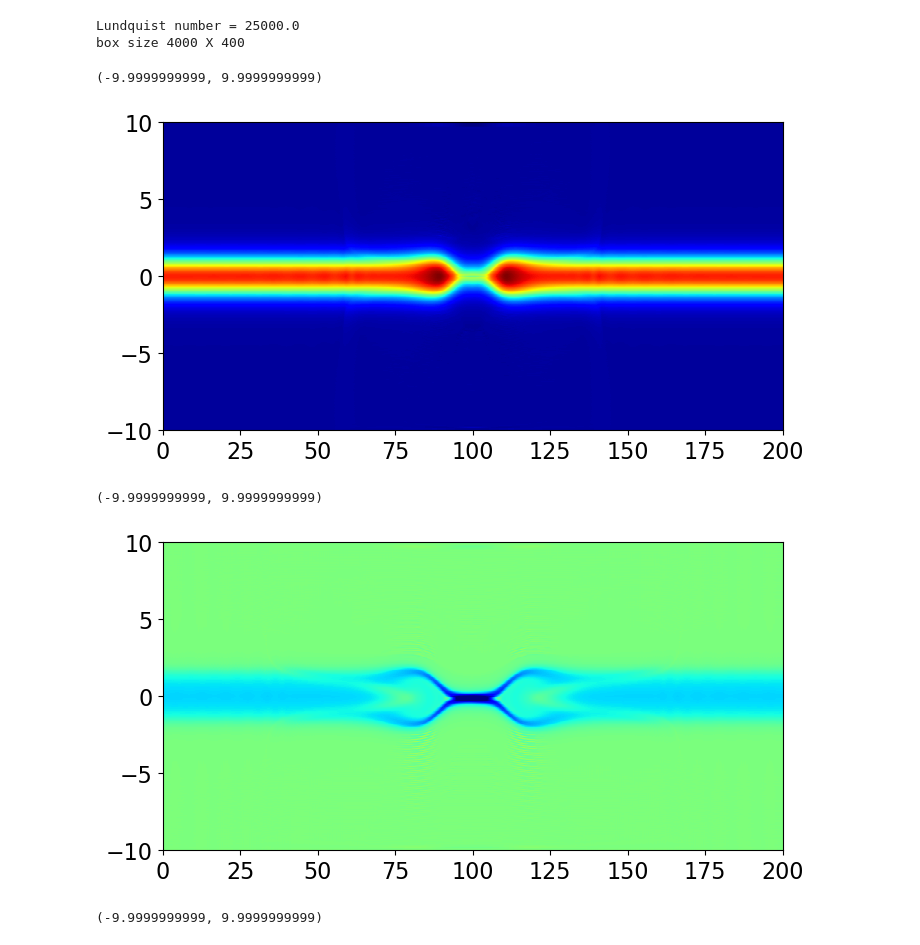
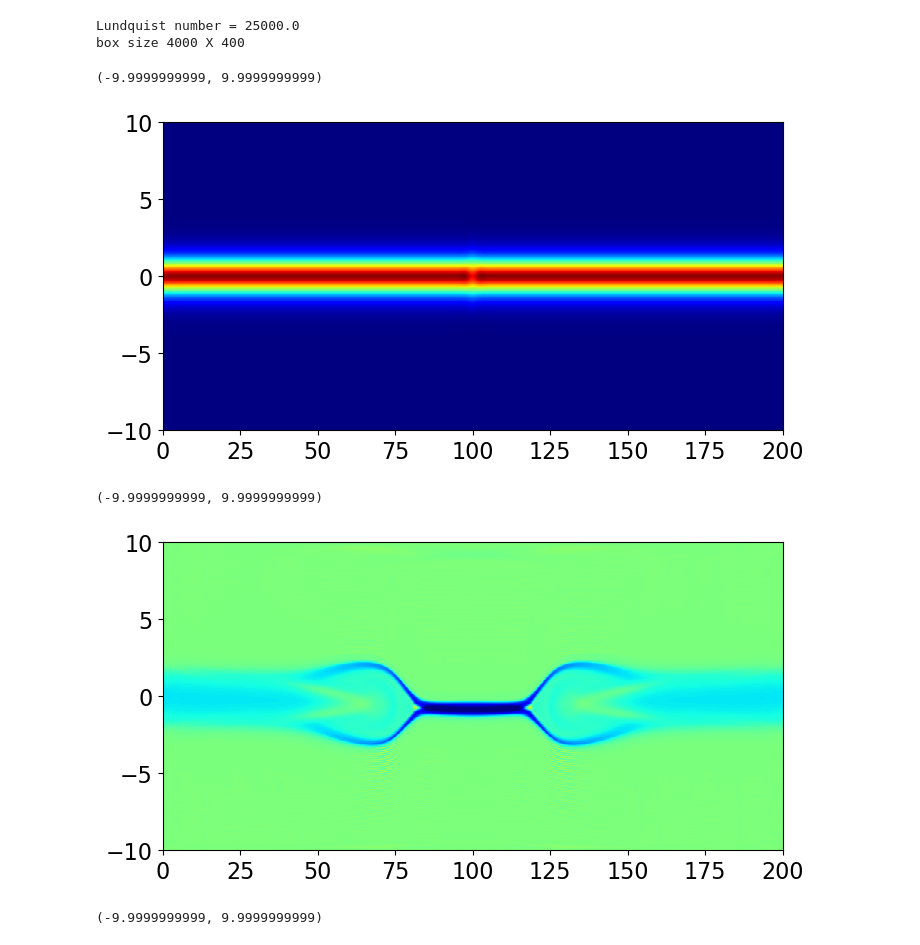
Before and after one commit to keita-akutagawa/ResistiveMHD_GPU, a Jupyter notebook: examples_2D/plasmoid/plasmoid.ipynb, the cells around one changed output. Saved outputs shown, nothing was run; the diff lists cells and outputs as text; code cells hidden in the pictures.

```diff
--- a/examples_2D/plasmoid/plasmoid.ipynb
+++ b/examples_2D/plasmoid/plasmoid.ipynb
@@ -35,7 +35,7 @@ ax1 = fig.add_subplot(111)
 
 dirname = "results"
 #log = np.loadtxt(f"{dirname}/log_plasmoid.txt", delimiter=',')
-step = 6000
+step = 100
 filename = f"{dirname}/plasmoid_{step}.bin"
 with open(filename, 'rb') as f:
     U = np.fromfile(f, dtype=np.float64)
@@ -68,41 +68,41 @@ ax1.set_xlim(+1e-10, x_max-1e-10)
 ax1.set_ylim(-y_max+1e-10, y_max-1e-10)
 # %% [output]
 (-9.9999999999, 9.9999999999)
-[figure, old version]
+[figure, new version]
 # %%
 fig = plt.figure(figsize=(8, 4))
 ax1 = fig.add_subplot(111)
 
 dirname = "results"
 #log = np.loadtxt(f"{dirname}/log_plasmoid.txt", delimiter=',')
-step = 10000
+step = 16000
 filename = f"{dirname}/plasmoid_{step}.bin"
 with open(filename, 'rb') as f:
     U = np.fromfile(f, dtype=np.float64)
 U = U.reshape(nx, ny, 8).T
 
 Bx = U[4, :, :]
 By = U[5, :, :]
 Bx = 0.5 * (Bx + np.roll(Bx, 1, axis=1))
 By = 0.5 * (By + np.roll(By, 1, axis=0))
 currentZ = (By - np.roll(By, 1, axis=1)) / dx - (Bx - np.roll(Bx, 1, axis=0)) / dy
 
 contour = ax1.pcolormesh(X, Y, currentZ, vmin=-2.0, vmax=2.0, cmap='jet')
 if step == 0:
     cbar = plt.colorbar(contour, ax=ax1)
     cbar.set_label(r"$j_z$", fontsize=24, rotation=0, labelpad=10)
 quiver_interval = 20
 #ax1.quiver(X[::quiver_interval, ::quiver_interval], Y[::quiver_interval, ::quiver_interval],
 #        u[::quiver_interval, ::quiver_interval], v[::quiver_interval, ::quiver_interval],
 #        scale=2.0, color='white')
 
 #ax1.text(0.8, 1.02, f"t = {log[int(step/100)][1]:.3f}", transform=ax1.transAxes, fontsize=16)
 ax1.tick_params(labelsize=16)
 ax1.set_xlim(+1e-10, x_max-1e-10)
 ax1.set_ylim(-y_max+1e-10, y_max-1e-10)
 # %% [output]
 (-9.9999999999, 9.9999999999)
-[figure, old version]
+[figure, new version]
 # %%
 fig = plt.figure(figsize=(8, 4))
 ax1 = fig.add_subplot(111)
```
Also changed, not shown: 1 other file.
